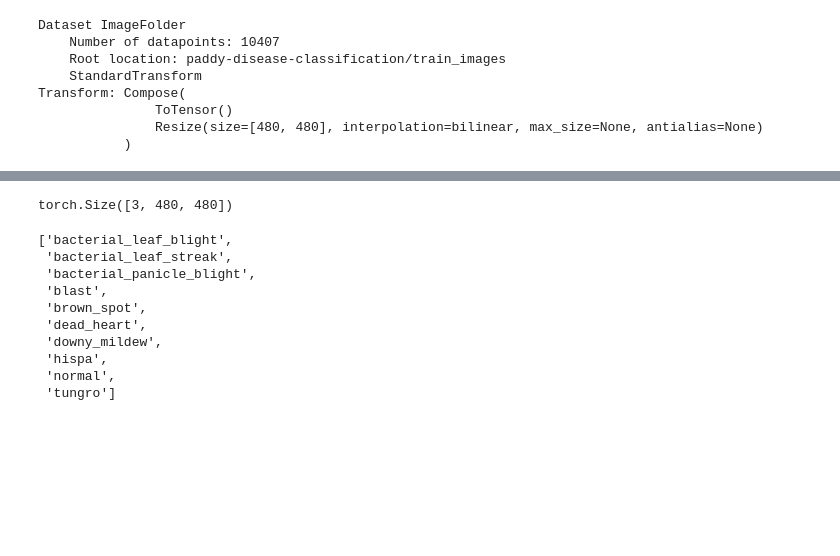
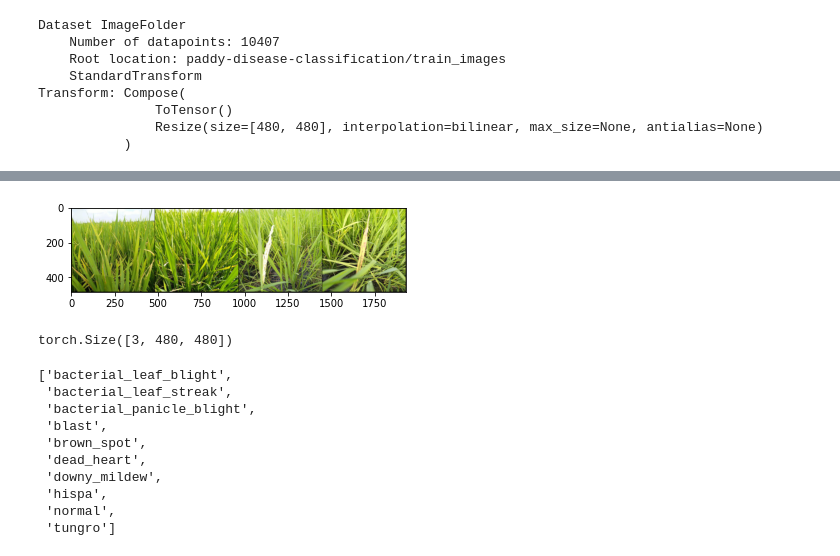
Before and after one commit to bogdart/fast_aicourse, a Jupyter notebook: course/rice/rice_naive_baseline.ipynb, the cells around one changed output, grey strips where cells are left out. Drawn from its saved outputs; the diff is of its cells as text; code cells hidden in the pictures; blank space fills up the shorter version.

```diff
--- a/course/rice/rice_naive_baseline.ipynb
+++ b/course/rice/rice_naive_baseline.ipynb
@@ -160,3 +160,8 @@ plt.show()
+# %%
+plt.imshow(np.transpose(torchvision.utils.make_grid(images[0:4]), (1, 2, 0)))
+plt.show()
+# %% [output]
+[figure, added]
 # %%
 images[0].shape
 # %% [output]
```
Also changed, not shown: parts of 12 cells of this notebook.
